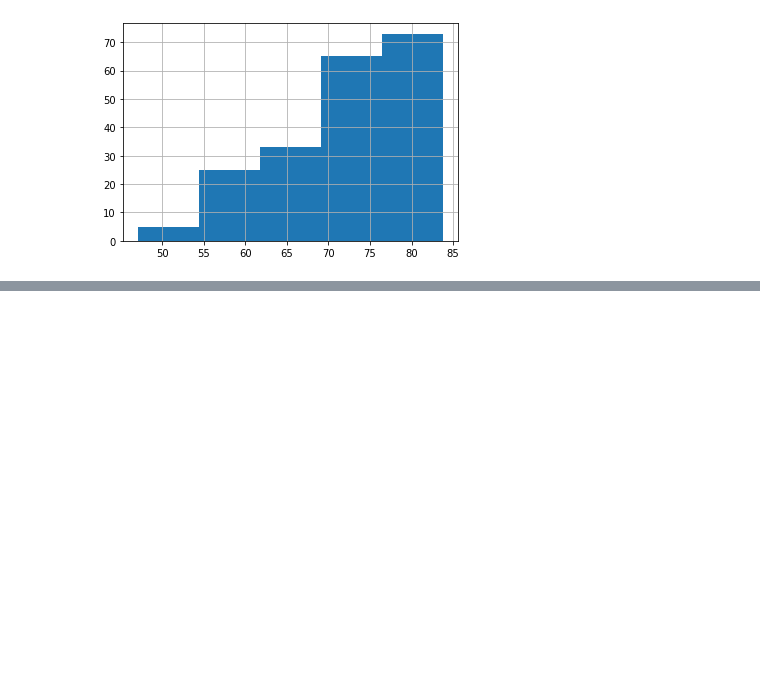
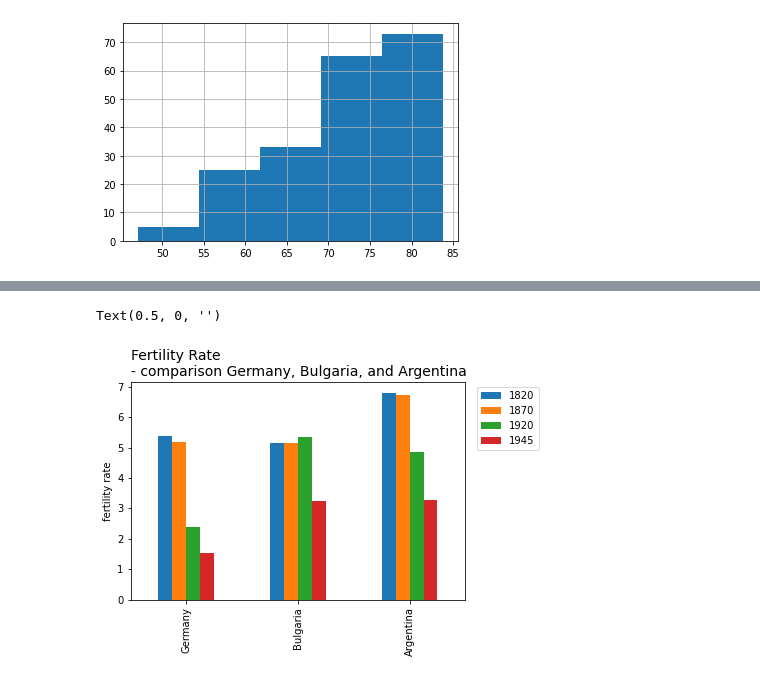
Before and after one commit to zabokaa/portfolio_data_science, a Jupyter notebook: week1/proy_1.ipynb, the cells around one changed output, grey strips where cells are left out. Saved outputs shown, nothing was run; the diff lists cells and outputs as text; code cells hidden in the pictures; blank space fills up the shorter version.

Commit message:
bar plot

```diff
--- a/week1/proy_1.ipynb
+++ b/week1/proy_1.ipynb
@@ -77,0 +80,3 @@ Text(0, 0.5, 'frequency')
+# %%
+df_2 = pd.read_csv('week_1/data/gapminder_total_fertility.csv', index_col=0)
+df_2.shape
@@ -77,0 +98,13 @@ Text(0, 0.5, 'frequency')
+# %%
+df_2 = df_2[['1820', '1870', '1920', '1945']]
+# %%
+df_2 = df_2.loc[['Germany', 'Bulgaria', 'Argentina']]
+# %%
+df_2.plot.bar()
+plt.legend(bbox_to_anchor=(1.02, 1), loc=2)
+plt.title('Fertility Rate\n- comparison Germany, Bulgaria, and Argentina', fontsize=14, loc='left')
+plt.ylabel('fertility rate')
+plt.xlabel('')
+# %% [output]
+Text(0.5, 0, '')
+[figure, added]
```
Also changed, not shown: parts of 8 cells of this notebook.
